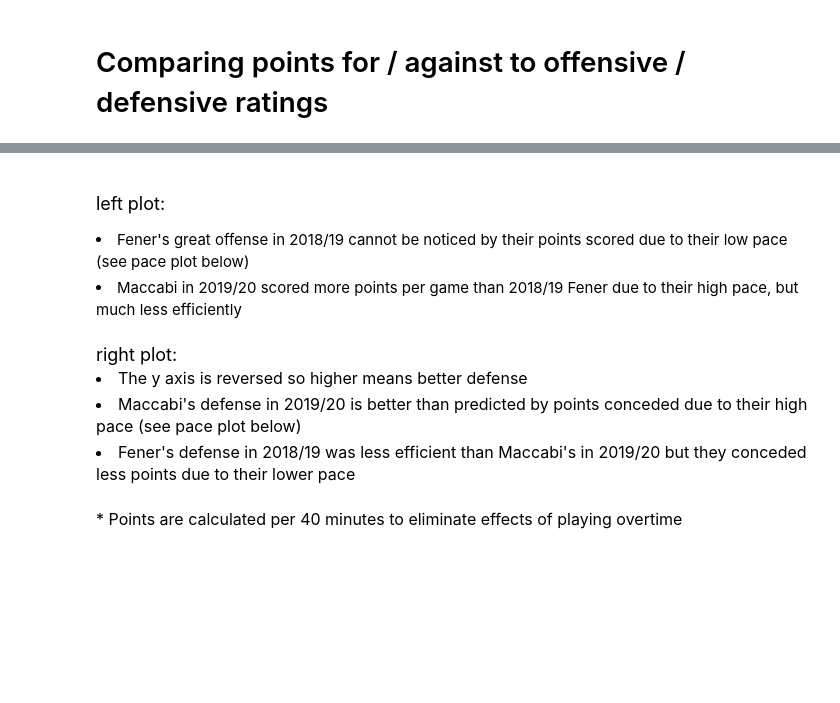
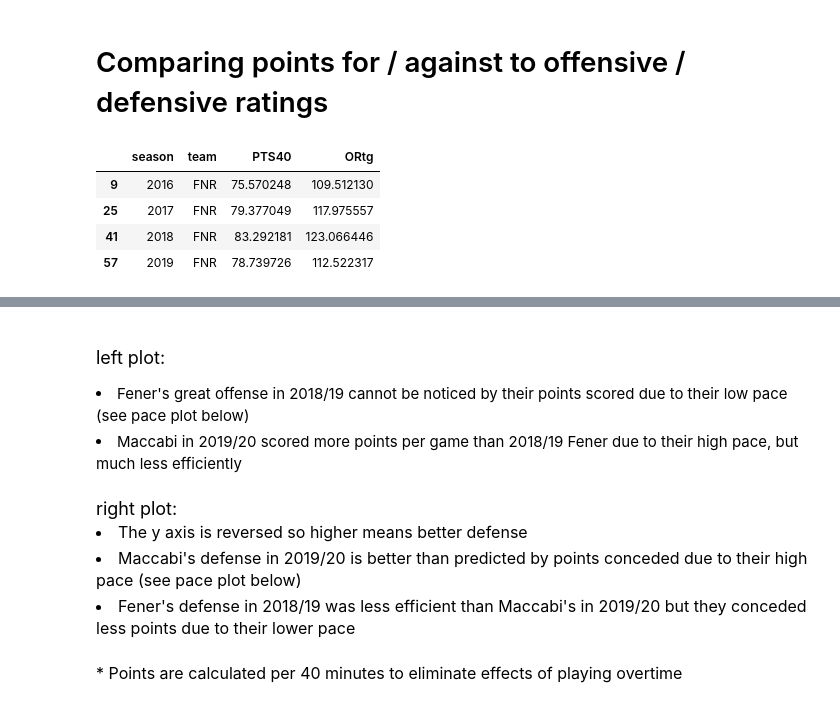
Before and after one commit to avivshany/euroleague, a Jupyter notebook: why_ratings.ipynb, the cells around one changed output, grey strips where cells are left out. Cells and saved outputs as stored; diff of their text form; code cells hidden in the pictures; blank space fills up the shorter version.

```diff
--- a/why_ratings.ipynb
+++ b/why_ratings.ipynb
@@ -86,6 +86,14 @@ Zalgiris Kaunas have less wins than expected by their net ratings due to losing
 </font><br>
 # %% [markdown]
 # Comparing points for / against to offensive / defensive ratings
+# %%
+teams_stats.loc[teams_stats['team'] == 'FNR', ['season', 'team', 'PTS40', 'ORtg']]
+# %% [output]
+|  | season | team | PTS40 | ORtg |
+| 9 | 2016 | FNR | 75.570248 | 109.512130 |
+| 25 | 2017 | FNR | 79.377049 | 117.975557 |
+| 41 | 2018 | FNR | 83.292181 | 123.066446 |
+| 57 | 2019 | FNR | 78.739726 | 112.522317 |
 # %%
 # set up figure and axes, and set parameters for euroleague.plot_bivariate
 fig, axes = plt.subplots(nrows=1, ncols=2, figsize=(18, 8))
```
Also changed, not shown: parts of 4 cells of this notebook, 1 other file.
